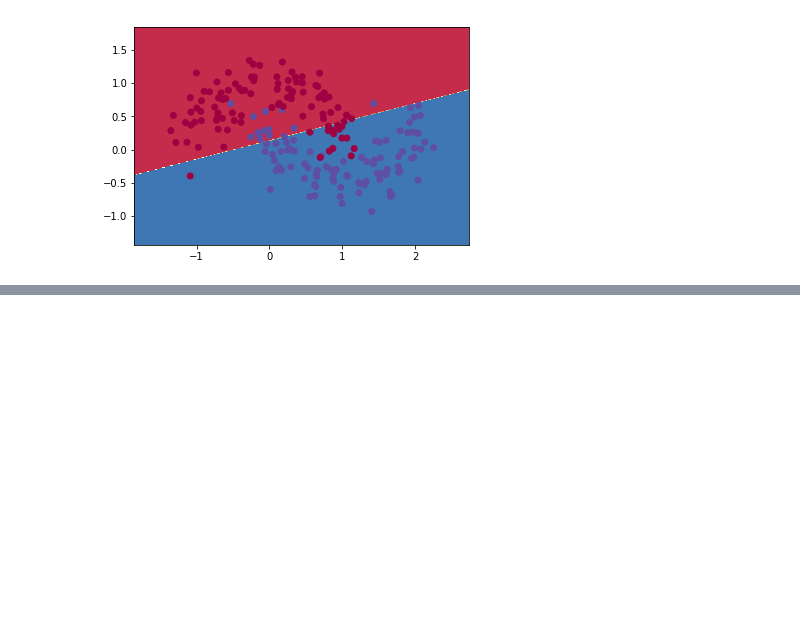
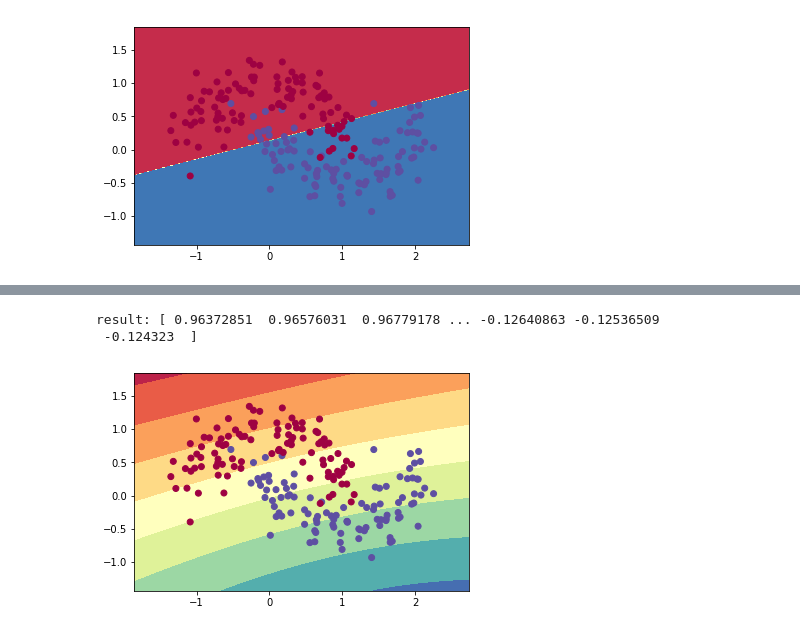
Before and after one commit to arthurxuwei/Study, a Jupyter notebook: ml/classify.ipynb, the cells around one changed output, grey strips where cells are left out. Saved outputs shown, nothing was run; the diff lists cells and outputs as text; code cells hidden in the pictures; blank space fills up the shorter version.

Commit message:
add MLPRegressor

```diff
--- a/ml/classify.ipynb
+++ b/ml/classify.ipynb
@@ -50,0 +53,4 @@ result: [0 0 0 ... 0 0 0]
+# %%
+lr = MLPRegressor(activation='tanh', learning_rate='adaptive')
+# %%
+lr.fit(X, y)
@@ -50,0 +65,6 @@ result: [0 0 0 ... 0 0 0]
+# %%
+plot_decision_boundary(lr.predict)
+# %% [output]
+result: [ 0.96372851  0.96576031  0.96779178 ... -0.12640863 -0.12536509
+ -0.124323  ]
+[figure, added]
```
Also changed, not shown: parts of 5 cells of this notebook.
